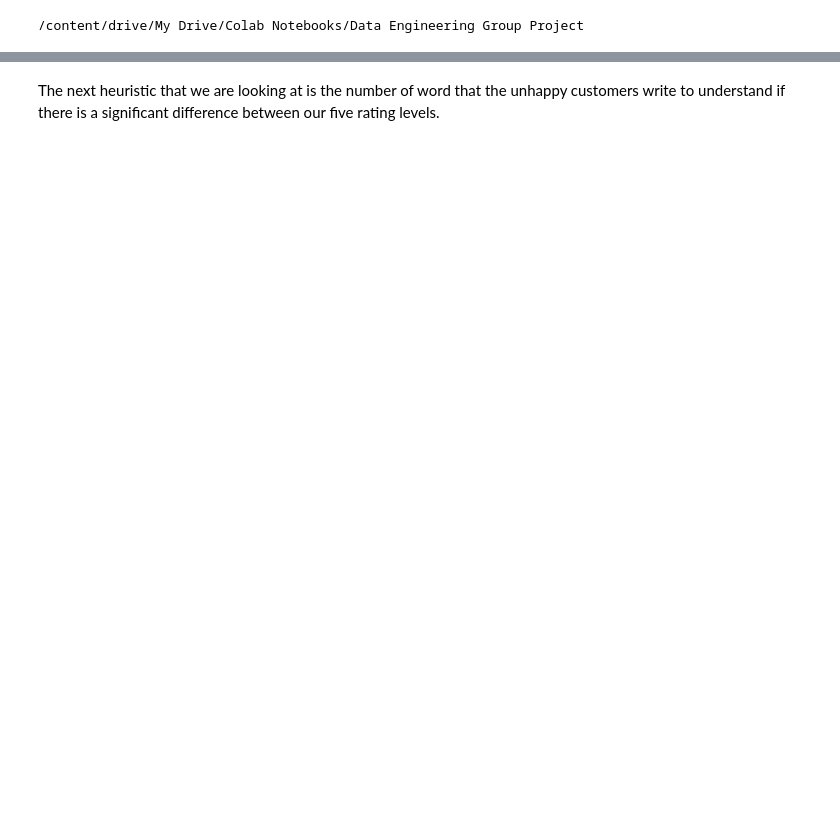
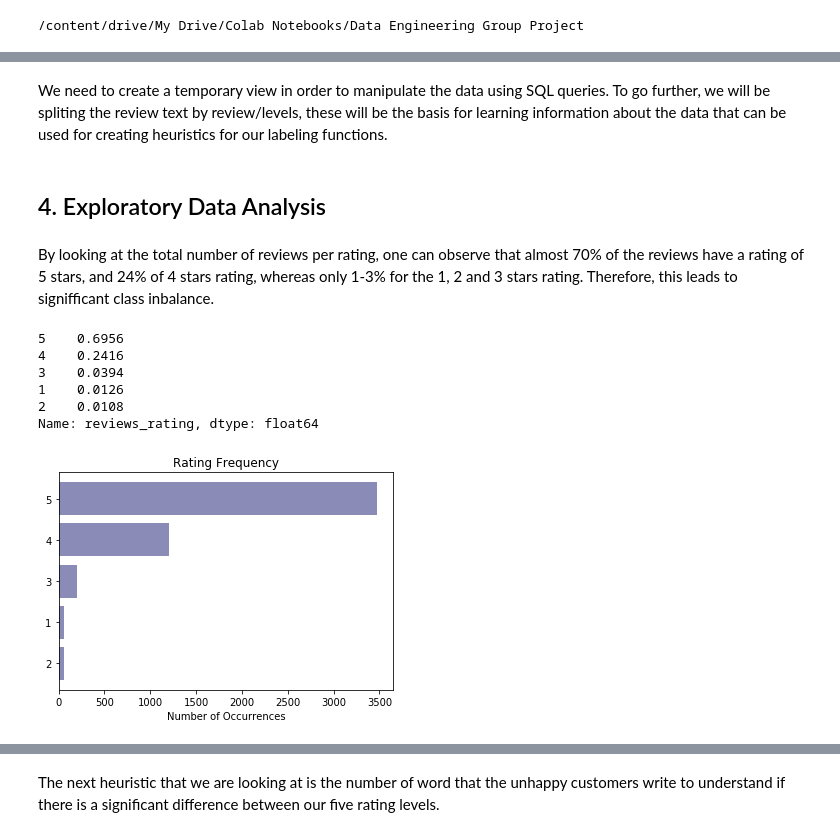
Before and after one commit to ioanabuze/DE_Group_Project_2020, a Jupyter notebook: Amazon_Review_Weak_Labelling_Function.ipynb, the cells around one changed output, grey strips where cells are left out. Drawn from its saved outputs; the diff is of its cells as text; code cells hidden in the pictures; blank space fills up the shorter version.

```diff
--- a/Amazon_Review_Weak_Labelling_Function.ipynb
+++ b/Amazon_Review_Weak_Labelling_Function.ipynb
@@ -266,0 +176,2 @@ We define constants to represent the class labels for:
+# %% [markdown]
+We need to create a temporary view in order to manipulate the data using SQL queries. To go further, we will be spliting the review text by review/levels, these will be the basis for learning information about the data that can be used for creating heuristics for our labeling functions.
@@ -266,0 +187,23 @@ We define constants to represent the class labels for:
+# %% [markdown]
+## 4. Exploratory Data Analysis
+# %% [markdown]
+By looking at the total number of reviews per rating, one can observe that almost 70% of the reviews have a rating of 5 stars, and 24% of 4 stars rating, whereas only 1-3% for the 1, 2 and 3 stars rating. Therefore, this leads to signifficant class inbalance.
+# %%
+ratings = amazon_reviews_dataset_pd_df['reviews_rating'].value_counts().sort_values(ascending=True )
+print(amazon_reviews_dataset_pd_df['reviews_rating'].value_counts(normalize=True).sort_values(ascending=False ) )
+objects = ratings.keys()
+y_pos = np.arange(len(objects))
+rating_values = ratings.values
+plt.barh(y_pos, rating_values, align='center', alpha=0.5, color = "midnightblue")
+plt.yticks(y_pos, objects)
+plt.xlabel('Number of Occurrences')
+plt.title('Rating Frequency')
+plt.show()
+# %% [output]
+5    0.6956
+4    0.2416
+3    0.0394
+1    0.0126
+2    0.0108
+Name: reviews_rating, dtype: float64
+[figure, added]
```
Also changed, not shown: parts of 84 cells of this notebook.
